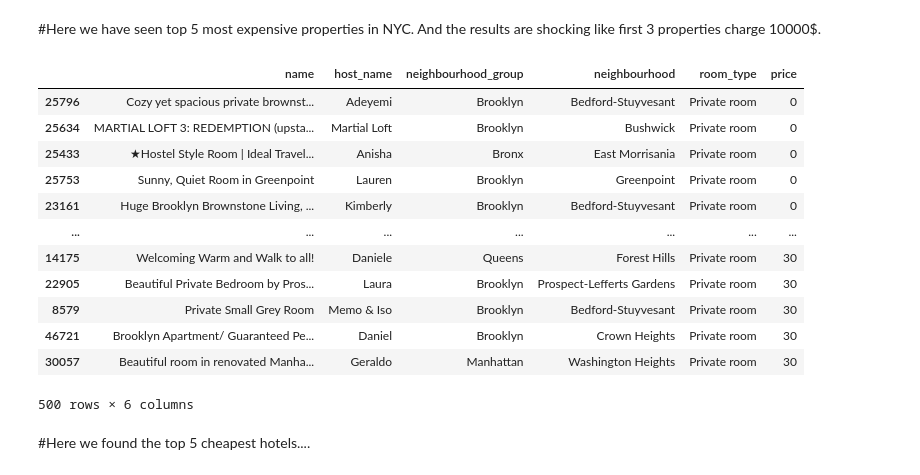
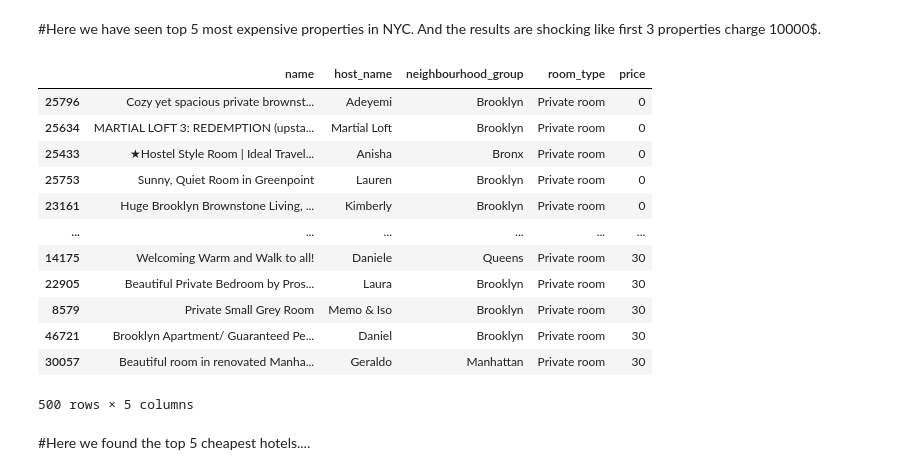
Before and after one commit to rohithub55/airbnb-analysis, a Jupyter notebook: airbnb_analysis.ipynb, the cells around one changed output. Cells and saved outputs as stored; diff of their text form; code cells hidden in the pictures.

```diff
--- a/airbnb_analysis.ipynb
+++ b/airbnb_analysis.ipynb
@@ -176,21 +176,21 @@ costliest_df.sort_values(by='price',ascending=False)
 #Here we have seen top 5 most expensive properties in NYC. And the results are shocking like first 3 properties charge 10000$.
 # %%
 #Top Cheapest value of listings
-airbnb_df.sort_values(by='price',ascending=True)[['name','host_name','neighbourhood_group','neighbourhood','room_type','price']][:500]
+airbnb_df.sort_values(by='price',ascending=True)[['name','host_name','neighbourhood_group','room_type','price']][:500]
 # %% [output]
-|  | name | host_name | neighbourhood_group | neighbourhood | room_type | price |
-| 25796 | Cozy yet spacious private brownst... | Adeyemi | Brooklyn | Bedford-Stuyvesant | Private room | 0 |
-| 25634 | MARTIAL LOFT 3: REDEMPTION (upsta... | Martial Loft | Brooklyn | Bushwick | Private room | 0 |
-| 25433 | ★Hostel Style Room | Ideal Travel... | Anisha | Bronx | East Morrisania | Private room | 0 |
-| 25753 | Sunny, Quiet Room in Greenpoint | Lauren | Brooklyn | Greenpoint | Private room | 0 |
-| 23161 | Huge Brooklyn Brownstone Living, ... | Kimberly | Brooklyn | Bedford-Stuyvesant | Private room | 0 |
-| ... | ... | ... | ... | ... | ... | ... |
-| 14175 | Welcoming Warm and Walk to all! | Daniele | Queens | Forest Hills | Private room | 30 |
-| 22905 | Beautiful Private Bedroom by Pros... | Laura | Brooklyn | Prospect-Lefferts Gardens | Private room | 30 |
-| 8579 | Private Small Grey Room | Memo & Iso | Brooklyn | Bedford-Stuyvesant | Private room | 30 |
-| 46721 | Brooklyn Apartment/ Guaranteed Pe... | Daniel | Brooklyn | Crown Heights | Private room | 30 |
-| 30057 | Beautiful room in renovated Manha... | Geraldo | Manhattan | Washington Heights | Private room | 30 |
+|  | name | host_name | neighbourhood_group | room_type | price |
+| 25796 | Cozy yet spacious private brownst... | Adeyemi | Brooklyn | Private room | 0 |
+| 25634 | MARTIAL LOFT 3: REDEMPTION (upsta... | Martial Loft | Brooklyn | Private room | 0 |
+| 25433 | ★Hostel Style Room | Ideal Travel... | Anisha | Bronx | Private room | 0 |
+| 25753 | Sunny, Quiet Room in Greenpoint | Lauren | Brooklyn | Private room | 0 |
+| 23161 | Huge Brooklyn Brownstone Living, ... | Kimberly | Brooklyn | Private room | 0 |
+| ... | ... | ... | ... | ... | ... |
+| 14175 | Welcoming Warm and Walk to all! | Daniele | Queens | Private room | 30 |
+| 22905 | Beautiful Private Bedroom by Pros... | Laura | Brooklyn | Private room | 30 |
+| 8579 | Private Small Grey Room | Memo & Iso | Brooklyn | Private room | 30 |
+| 46721 | Brooklyn Apartment/ Guaranteed Pe... | Daniel | Brooklyn | Private room | 30 |
+| 30057 | Beautiful room in renovated Manha... | Geraldo | Manhattan | Private room | 30 |
-500 rows × 6 columns
+500 rows × 5 columns
 # %% [markdown]
 #Here we found the top 5 cheapest hotels....
 # %%
```
Also changed, not shown: parts of 2 cells of this notebook.
